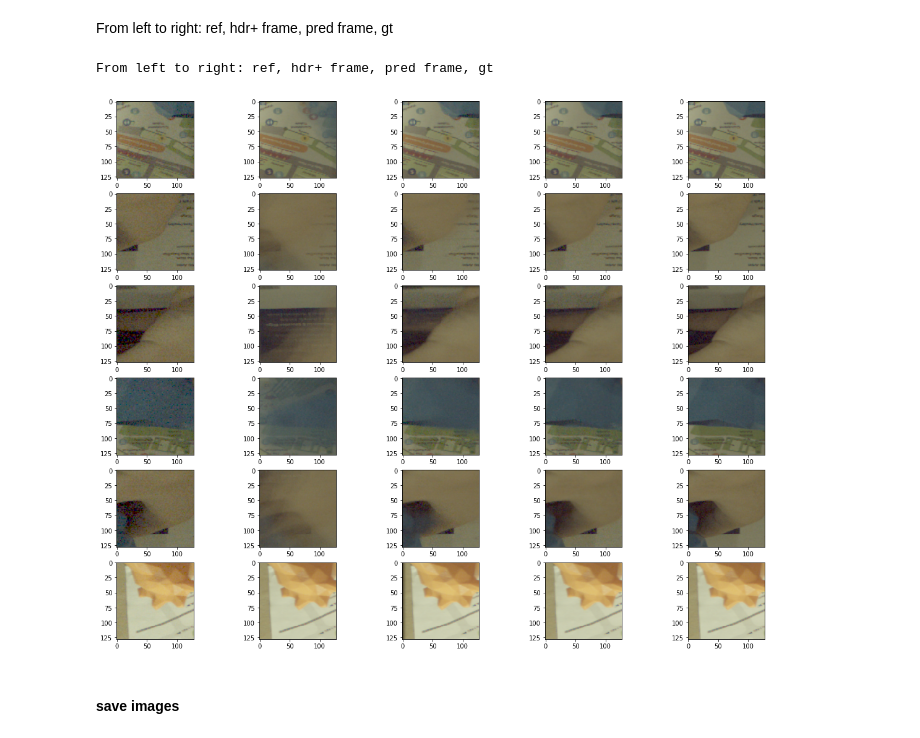
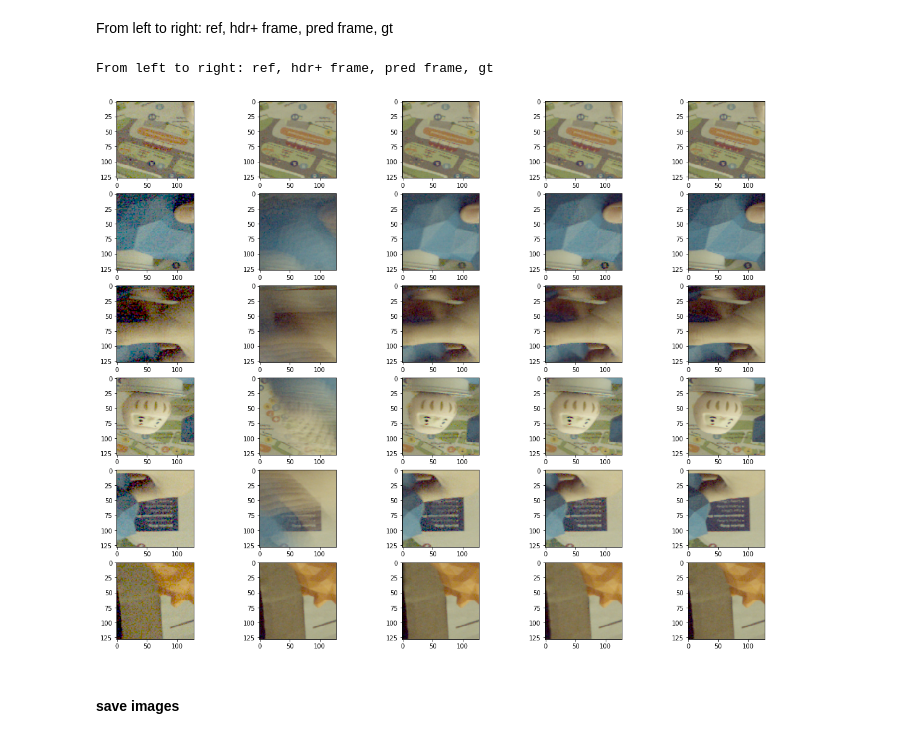
Before and after one commit to cianhwang/hdr_video, a Jupyter notebook: model/eval.ipynb, the cells around one changed output. Saved outputs shown, nothing was run; the diff lists cells and outputs as text; code cells hidden in the pictures.

```diff
--- a/model/eval.ipynb
+++ b/model/eval.ipynb
@@ -25,6 +25,6 @@ args = parser.parse_args("")
 with open('args.json', 'r') as f:
     args.__dict__ = json.load(f)
 
-args.__dict__['merge_ver']='m'
+args.__dict__['merge_ver']='mp'
 print(args)
 # %% [output]
@@ -34,7 +34,7 @@ model = net.Net(args).cuda()
 optimizer = optim.Adam(filter(lambda p: p.requires_grad, model.parameters()), lr = 1e-4)
 loss_fn = nn.L1Loss()
 # %%
-restore_path = os.path.join('ckpt/1104_12_19_mod/', 'last.pth.tar')
+restore_path = os.path.join('ckpt/1003_00_20_mod/', 'last.pth.tar')
 
 # 0922_20_45 : merge_mask
 # 0928_19_43 : merge_mask w/ RAFT
@@ -249,7 +249,7 @@ loss = 0.00112
 ## HDRPlus (!!Need to adjust merge threshold!!)
 # %%
 val_imgs = (val_batch[0].numpy()*1024.0).astype(np.int16) #* (2**bit_depth -1)).astype(np.uint16)
-output_hdrplus = HDRPlus_model(val_imgs, 1200.0)#.astype(np.uint16)
+output_hdrplus = HDRPlus_model(val_imgs, 6000.0)#.astype(np.uint16)
 # %% [output]
 merging 1th alternative frame
 merging 2th alternative frame
@@ -287,19 +287,19 @@ loss =  0.0013160776467307997
 # %% [markdown]
 From left to right: ref, hdr+ frame, pred frame, gt
 # %%
-visual_list = [(200, 400), (100, 800), (0, 700), (150, 500), (90, 750), (100, 0)]
+visual_list = [(200, 400), (50, 550), (0, 700), (150, 500), (90, 750), (100, 0)]
 print("From left to right: ref, hdr+ frame, pred frame, gt")
 fig, ax = plt.subplots(len(visual_list), 5, figsize=(20, 16))
 for i, (x, y) in enumerate(visual_list):
     ax[i][0].imshow(rgb_ref[x:x+128, y:y+128])
     ax[i][1].imshow(rgb_avg[x:x+128, y:y+128])
     ax[i][2].imshow(rgb_hdrp[x:x+128, y:y+128])
     ax[i][3].imshow(rgb_output[x:x+128, y:y+128])
     ax[i][4].imshow(rgb_gt[x:x+128, y:y+128])
 plt.show()
 # %% [output]
 From left to right: ref, hdr+ frame, pred frame, gt
-[figure, old version]
+[figure, new version]
 # %%
 # fig, ax = plt.subplots(3, 4, figsize=(20, 16))
 # ax[0][0].imshow(rgb_ref[100:100+256, 155:155+256])
```
Also changed, not shown: parts of 14 cells of this notebook, 1 other file.
